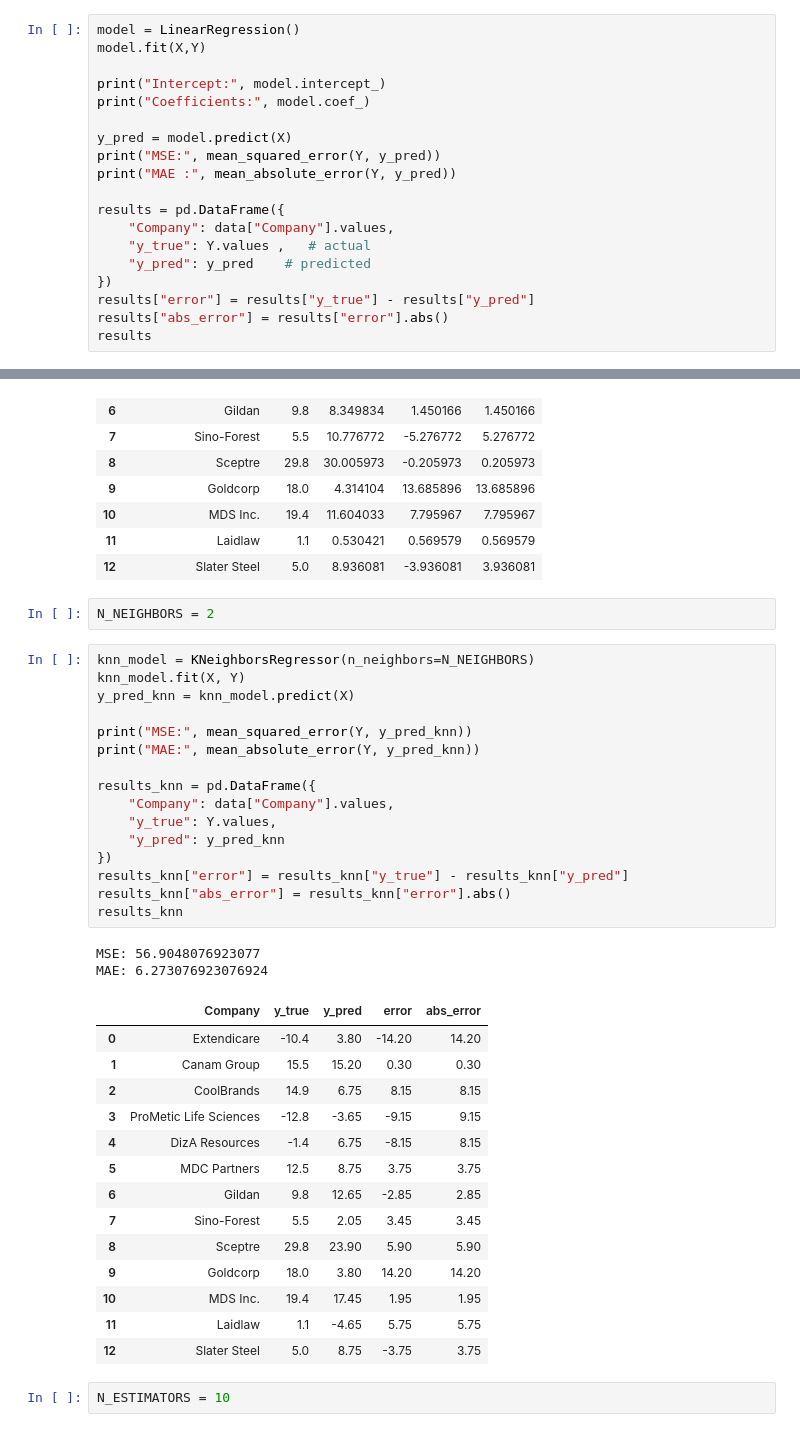
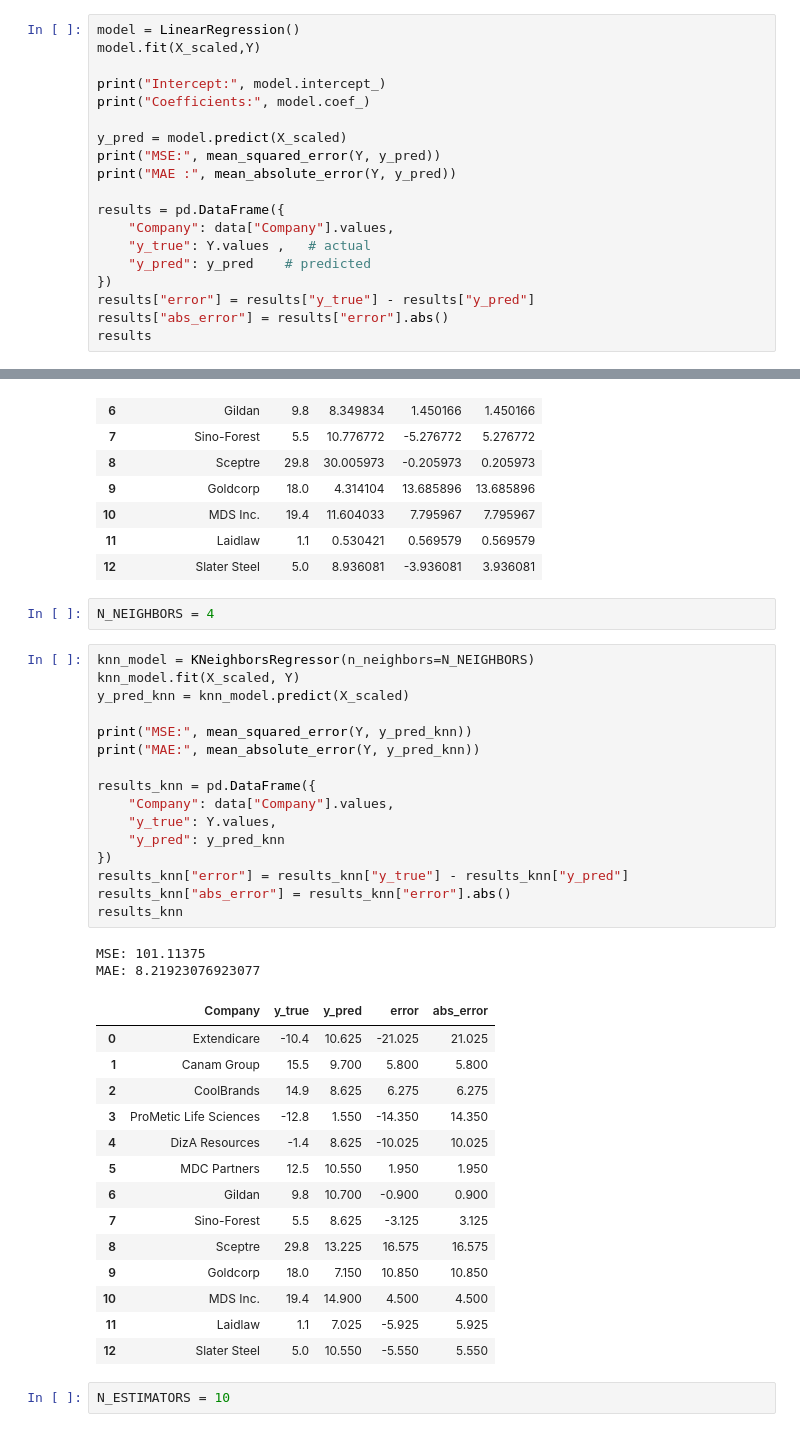
Before and after one commit to rohank36/fine490_case2, a Jupyter notebook: analysis.ipynb, the cells around one changed output, grey strips where cells are left out. Cells and saved outputs as stored; diff of their text form.

```diff
--- a/analysis.ipynb
+++ b/analysis.ipynb
@@ -178,11 +177,11 @@ X = X_scaled
 # %%
 model = LinearRegression()
-model.fit(X,Y)
+model.fit(X_scaled,Y)
 
 print("Intercept:", model.intercept_)
 print("Coefficients:", model.coef_)
 
-y_pred = model.predict(X)
+y_pred = model.predict(X_scaled)
 print("MSE:", mean_squared_error(Y, y_pred))
 print("MAE :", mean_absolute_error(Y, y_pred))
 
@@ -215,40 +214,40 @@ MAE : 6.582026551983412
 | 11 | Laidlaw | 1.1 | 0.530421 | 0.569579 | 0.569579 |
 | 12 | Slater Steel | 5.0 | 8.936081 | -3.936081 | 3.936081 |
 # %%
-N_NEIGHBORS = 2
+N_NEIGHBORS = 4
 # %%
 knn_model = KNeighborsRegressor(n_neighbors=N_NEIGHBORS)
-knn_model.fit(X, Y)
-y_pred_knn = knn_model.predict(X)
+knn_model.fit(X_scaled, Y)
+y_pred_knn = knn_model.predict(X_scaled)
 
 print("MSE:", mean_squared_error(Y, y_pred_knn))
 print("MAE:", mean_absolute_error(Y, y_pred_knn))
 
 results_knn = pd.DataFrame({
     "Company": data["Company"].values,
     "y_true": Y.values,
     "y_pred": y_pred_knn
 })
 results_knn["error"] = results_knn["y_true"] - results_knn["y_pred"]
 results_knn["abs_error"] = results_knn["error"].abs()
 results_knn
 # %% [output]
-MSE: 56.9048076923077
-MAE: 6.273076923076924
+MSE: 101.11375
+MAE: 8.21923076923077
 |  | Company | y_true | y_pred | error | abs_error |
-| 0 | Extendicare | -10.4 | 3.80 | -14.20 | 14.20 |
-| 1 | Canam Group | 15.5 | 15.20 | 0.30 | 0.30 |
-| 2 | CoolBrands | 14.9 | 6.75 | 8.15 | 8.15 |
-| 3 | ProMetic Life Sciences | -12.8 | -3.65 | -9.15 | 9.15 |
-| 4 | DizA Resources | -1.4 | 6.75 | -8.15 | 8.15 |
-| 5 | MDC Partners | 12.5 | 8.75 | 3.75 | 3.75 |
-| 6 | Gildan | 9.8 | 12.65 | -2.85 | 2.85 |
-| 7 | Sino-Forest | 5.5 | 2.05 | 3.45 | 3.45 |
-| 8 | Sceptre | 29.8 | 23.90 | 5.90 | 5.90 |
-| 9 | Goldcorp | 18.0 | 3.80 | 14.20 | 14.20 |
-| 10 | MDS Inc. | 19.4 | 17.45 | 1.95 | 1.95 |
-| 11 | Laidlaw | 1.1 | -4.65 | 5.75 | 5.75 |
-| 12 | Slater Steel | 5.0 | 8.75 | -3.75 | 3.75 |
+| 0 | Extendicare | -10.4 | 10.625 | -21.025 | 21.025 |
+| 1 | Canam Group | 15.5 | 9.700 | 5.800 | 5.800 |
+| 2 | CoolBrands | 14.9 | 8.625 | 6.275 | 6.275 |
+| 3 | ProMetic Life Sciences | -12.8 | 1.550 | -14.350 | 14.350 |
+| 4 | DizA Resources | -1.4 | 8.625 | -10.025 | 10.025 |
+| 5 | MDC Partners | 12.5 | 10.550 | 1.950 | 1.950 |
+| 6 | Gildan | 9.8 | 10.700 | -0.900 | 0.900 |
+| 7 | Sino-Forest | 5.5 | 8.625 | -3.125 | 3.125 |
+| 8 | Sceptre | 29.8 | 13.225 | 16.575 | 16.575 |
+| 9 | Goldcorp | 18.0 | 7.150 | 10.850 | 10.850 |
+| 10 | MDS Inc. | 19.4 | 14.900 | 4.500 | 4.500 |
+| 11 | Laidlaw | 1.1 | 7.025 | -5.925 | 5.925 |
+| 12 | Slater Steel | 5.0 | 10.550 | -5.550 | 5.550 |
 # %%
 N_ESTIMATORS = 10
 # %%
```
Also changed, not shown: parts of 5 cells of this notebook, 1 other file.
